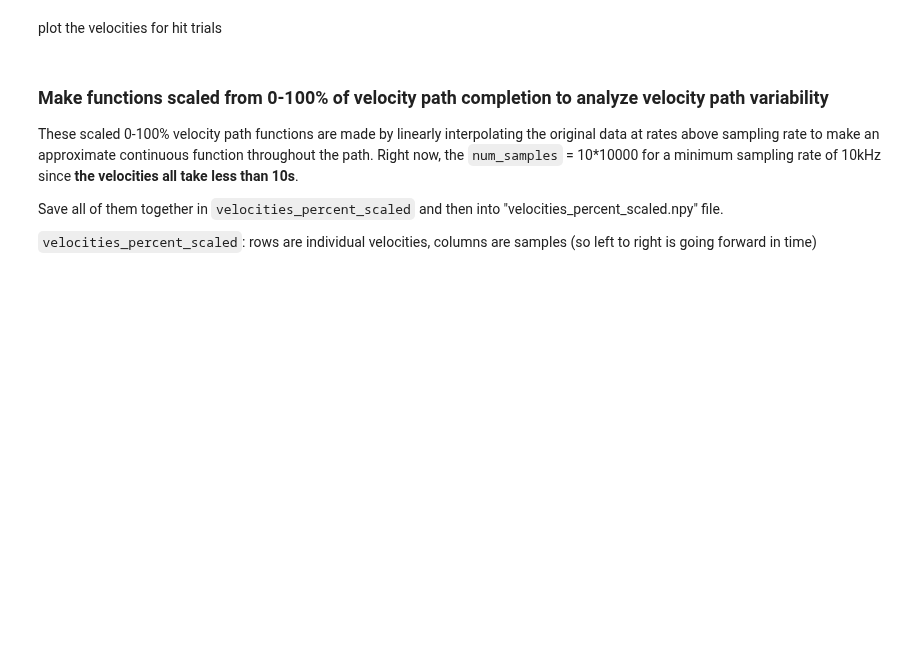
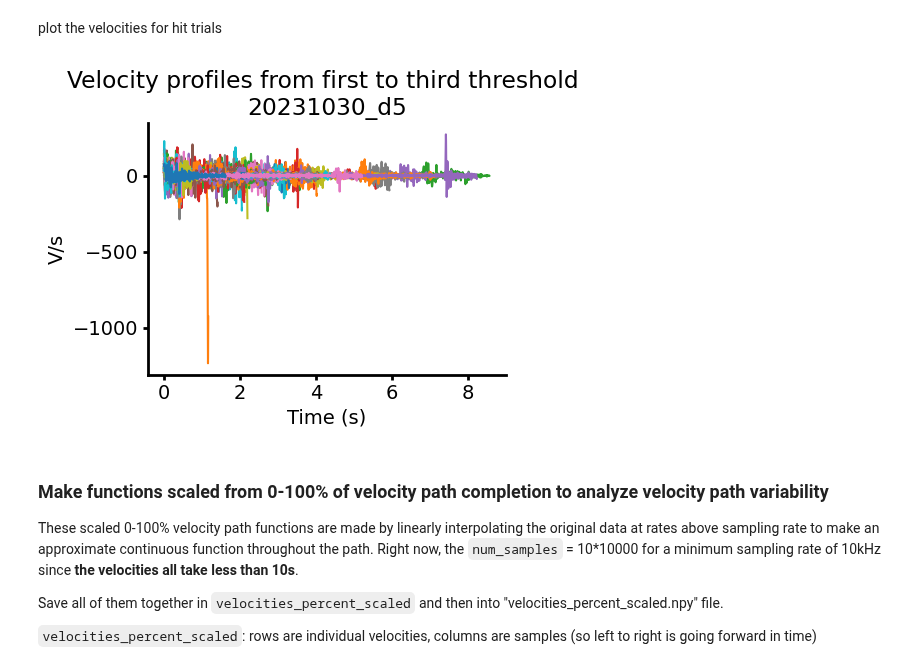
Before and after one commit to paulazoo/behavior, a Jupyter notebook: analysis/Velocity.ipynb, the cells around one changed output. Saved outputs shown, nothing was run; the diff lists cells and outputs as text; code cells hidden in the pictures; blank space fills up the shorter version.

```diff
--- a/analysis/Velocity.ipynb
+++ b/analysis/Velocity.ipynb
@@ -75,13 +100,14 @@ plot the velocities for hit trials
 # %%
 set_matplotlib_settings()
 
 for velocity in velocities:
     plt.plot(velocity[0,:],velocity[1,:])
 plt.xlabel("Time (s)")
 plt.ylabel("V/s")
-plt.ylim([-0.003, 0.003])
 plt.title("Velocity profiles from first to third threshold \n"+session)
 plt.show()
+# %% [output]
+[figure, added]
 # %% [markdown]
 ### Make functions scaled from 0-100% of velocity path completion to analyze velocity path variability
 These scaled 0-100% velocity path functions are made by linearly interpolating the original data at rates above sampling rate to make an approximate continuous function throughout the path. Right now, the `num_samples` = 10*10000 for a minimum sampling rate of 10kHz since __the velocities all take less than 10s__.
```
Also changed, not shown: parts of 8 cells of this notebook, 16 other files.
